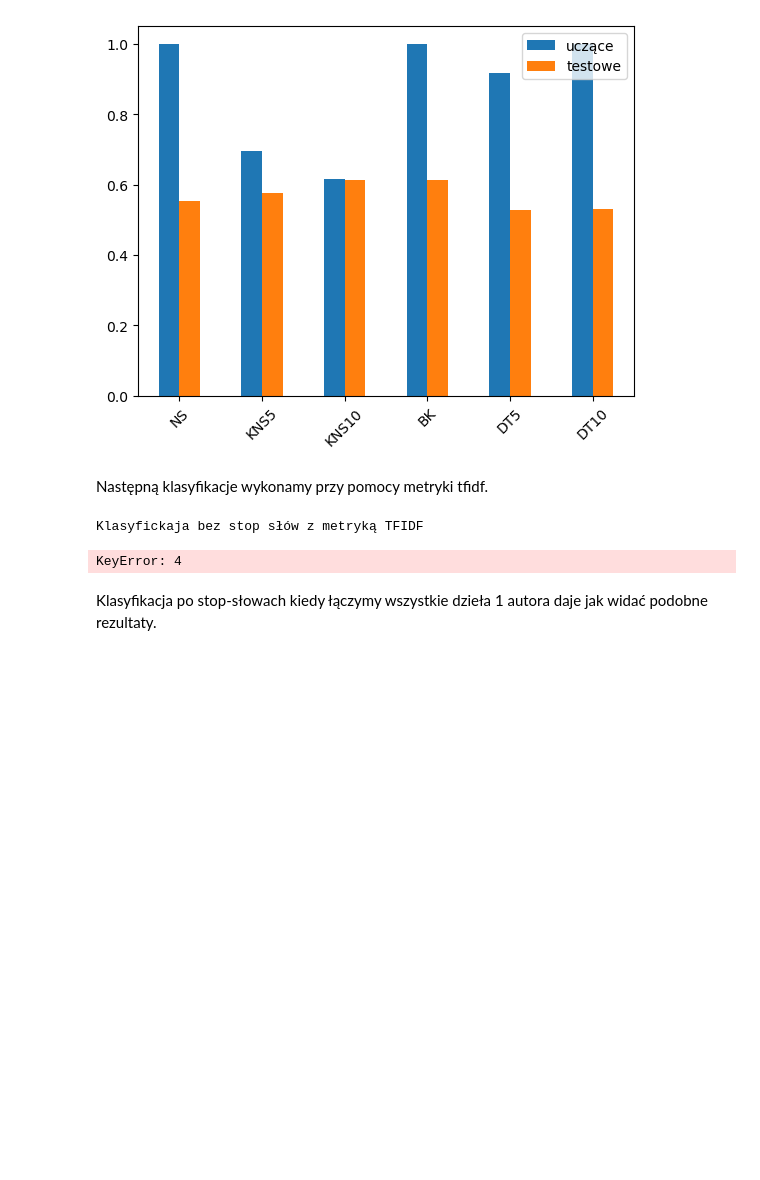
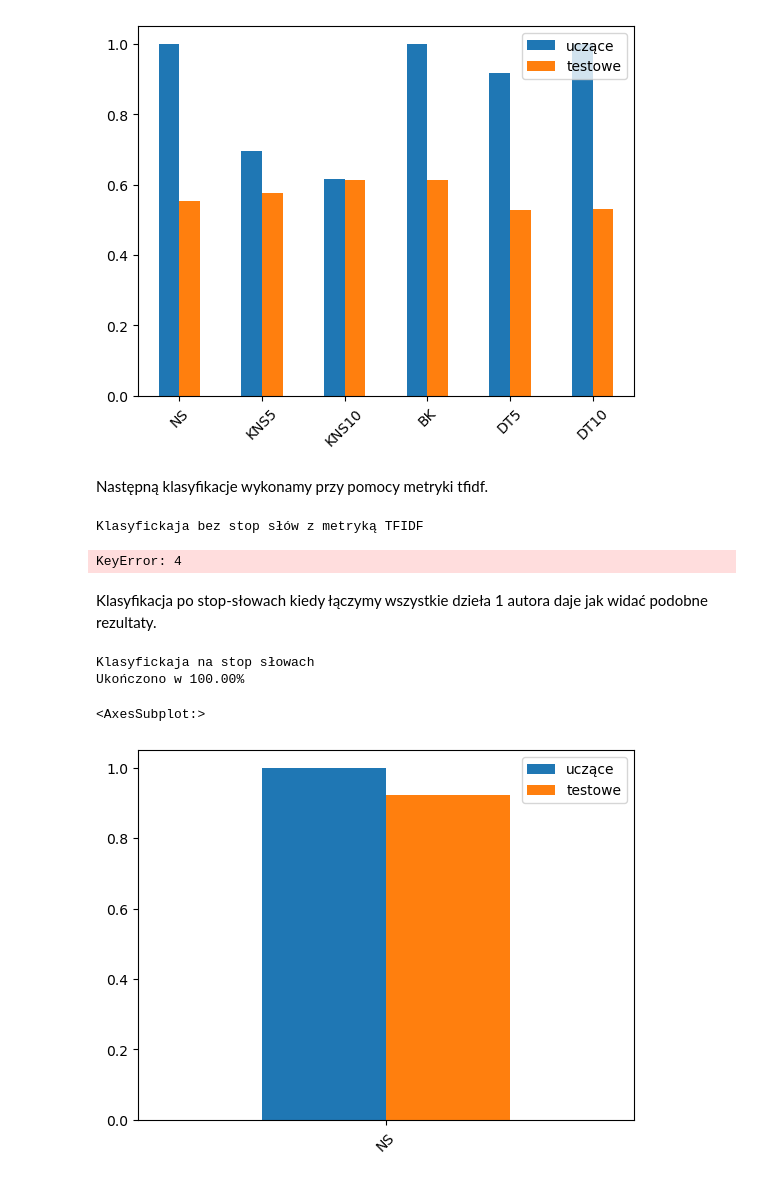
Before and after one commit to opprotossball/PRiAD-Project, a Jupyter notebook: Projekt.ipynb, the cells around one changed output. Cells and saved outputs as stored; diff of their text form; code cells hidden in the pictures; blank space fills up the shorter version.

```diff
--- a/Projekt.ipynb
+++ b/Projekt.ipynb
@@ -334,7 +334,10 @@ def test_classifiers(df_o, tfidf_arg=False ,NS=False,tries=100):
             d_l, d_t= weryfikuj(mod, data, show=False)
             sum_l += d_l
             sum_t += d_t
-            print(line.format(pr=(index*tries + i + 1)*100/progress,) , end='\r')
+            if NS:
+                print(line.format(pr=(index*tries + i + 1)*100/tries,) , end='\r')
+            else:
+                print(line.format(pr=(index*tries + i + 1)*100/progress,) , end='\r')
         res[name] = (sum_l/tries, sum_t/tries)
     respd = pd.DataFrame(res, index=["uczące", "testowe"])
 
@@ -394,10 +397,12 @@ respdTF3.plot(kind='bar', rot = 45)
 # %% [markdown]
 Klasyfikacja po stop-słowach kiedy łączymy wszystkie dzieła 1 autora daje jak widać podobne rezultaty.
 # %%
-dNS1 = get_learning_data(data1, 0.3)
-dNS1 = merge_author(dNS1)
-dNS1 = frequency(dNS1)
 print("Klasyfickaja na stop słowach")
-respd2 = test_classifier(dNS1, NS=True, tires=1000)
+respd2 = test_classifiers(data1, NS=True, tries=1000)
 respd2.plot(kind='bar', rot = 45)
+# %% [output]
+Klasyfickaja na stop słowach
+Ukończono w 100.00%
+<AxesSubplot:>
+[figure, added]
 # %%
```
Also changed, not shown: parts of 1 cell of this notebook.
